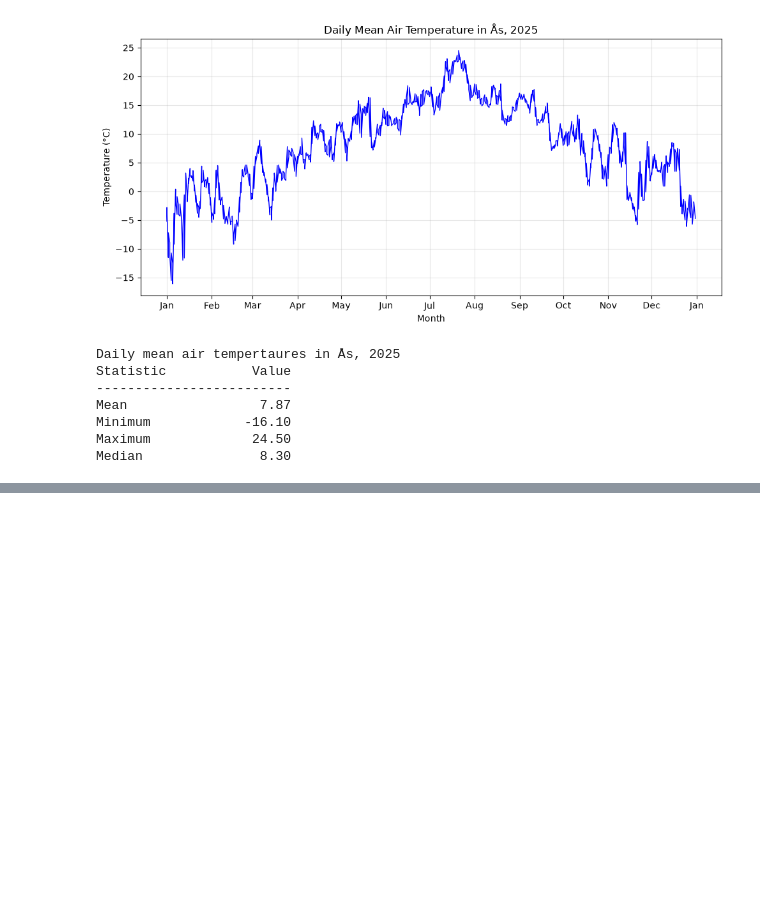
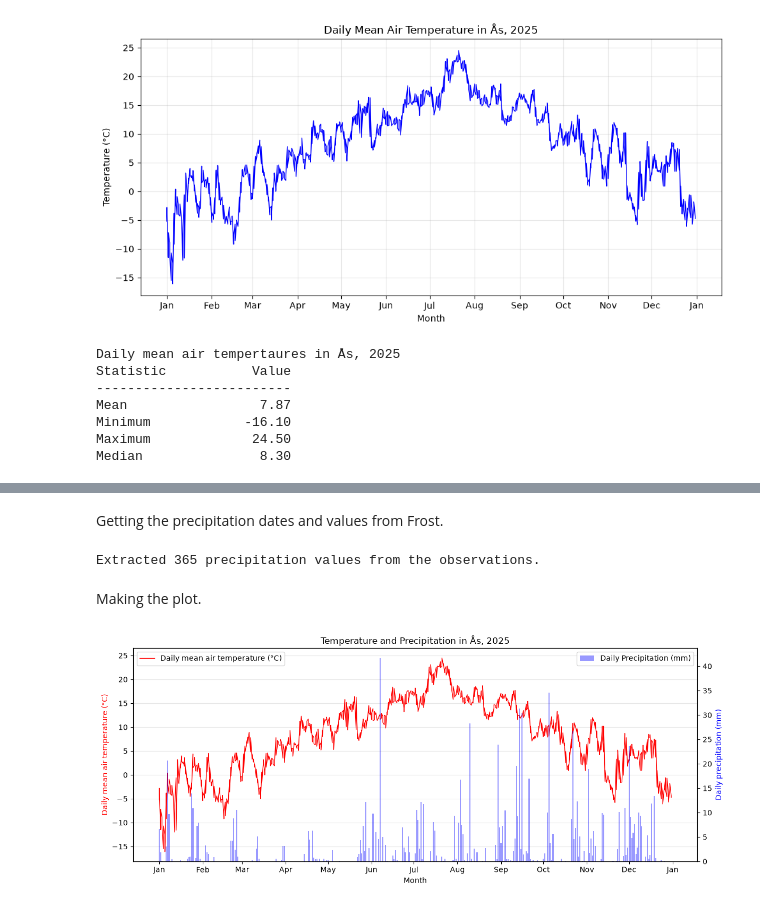
Before and after one commit to hagsetolav-lgtm/Deliverable_1, a Jupyter notebook: Deliverable_1.ipynb, the cells around one changed output, grey strips where cells are left out. Saved outputs shown, nothing was run; the diff lists cells and outputs as text; code cells hidden in the pictures; blank space fills up the shorter version.

```diff
--- a/Deliverable_1.ipynb
+++ b/Deliverable_1.ipynb
@@ -130,0 +135,7 @@ Median               8.30
+# %%
+precipitation_parameters: dict[str, str] = {
+    "sources": "SN17850",
+    "elements": "sum(precipitation_amount P1D)",
+    "referencetime": "2025-01-01/2026-01-01",
+    "timeoffsets": "default",
+}
@@ -130,0 +157,56 @@ Median               8.30
+# %% [markdown]
+Getting the precipitation dates and values from Frost.
+# %%
+precipitation_dates: list[datetime] = []
+precipitation_values: list[float] = []
+
+for record in sorted(precipitation_data, key=lambda record: record["referenceTime"]):
+    date = datetime.strptime(record["referenceTime"][:10], "%Y-%m-%d")
+
+    for observation in record["observations"]:
+        if observation["elementId"] == "sum(precipitation_amount P1D)":
+            precipitation_dates.append(date)
+            precipitation_values.append(float(observation["value"]))
+
+print(f"Extracted {len(precipitation_values)} precipitation values from the observations.")
+# %% [output]
+Extracted 365 precipitation values from the observations.
+# %% [markdown]
+Making the plot.
+# %%
+fig, ax_temperature = plt.subplots(figsize=(12, 5))
+ax_precipitation = ax_temperature.twinx()
+
+ax_precipitation.bar(
+    precipitation_dates,
+    precipitation_values,
+    color="blue",
+    alpha=0.4,
+    label="Daily Precipitation (mm)",
+)
+
+ax_temperature.plot(
+    dates,
+    temperatures,
+    color="red",
+    linewidth=1.0,
+    label="Daily mean air temperature (°C)",
+)
+
+ax_temperature.set_title("Temperature and Precipitation in Ås, 2025")
+ax_temperature.set_xlabel("Month")
+ax_temperature.set_ylabel("Daily mean air temperature (°C)", color="red")
+ax_precipitation.set_ylabel("Daily precipitation (mm)", color="blue")
+ax_precipitation.set_ylim(bottom=0)
+
+ax_temperature.xaxis.set_major_locator(mdates.MonthLocator())
+ax_temperature.xaxis.set_major_formatter(mdates.DateFormatter("%b"))
+
+ax_temperature.grid(axis="y", alpha=0.3)
+ax_temperature.legend(loc="upper left")
+ax_precipitation.legend(loc="upper right")
+
+fig.tight_layout()
+plt.show()
+# %% [output]
+[figure, added]
```
Also changed, not shown: parts of 4 cells of this notebook.
